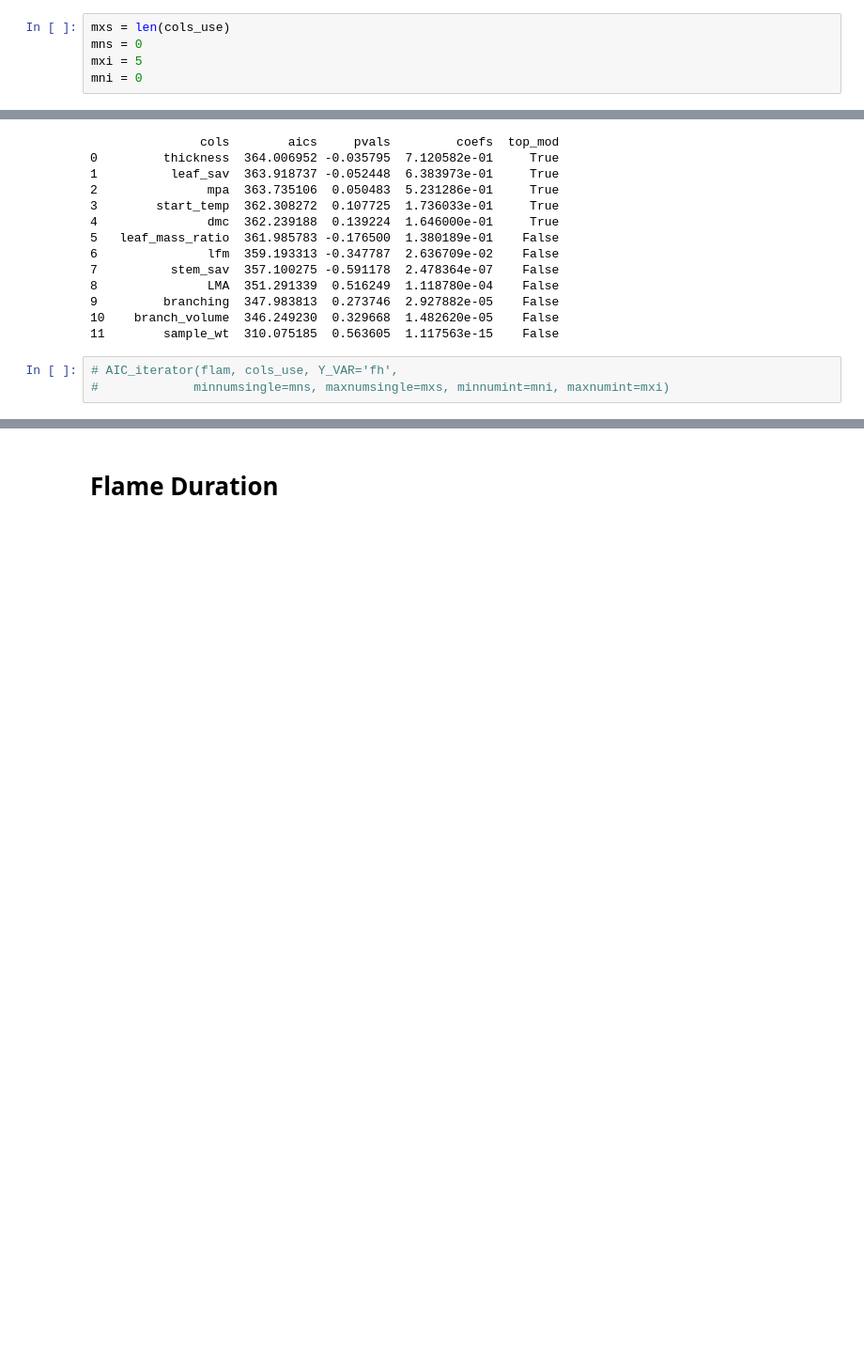
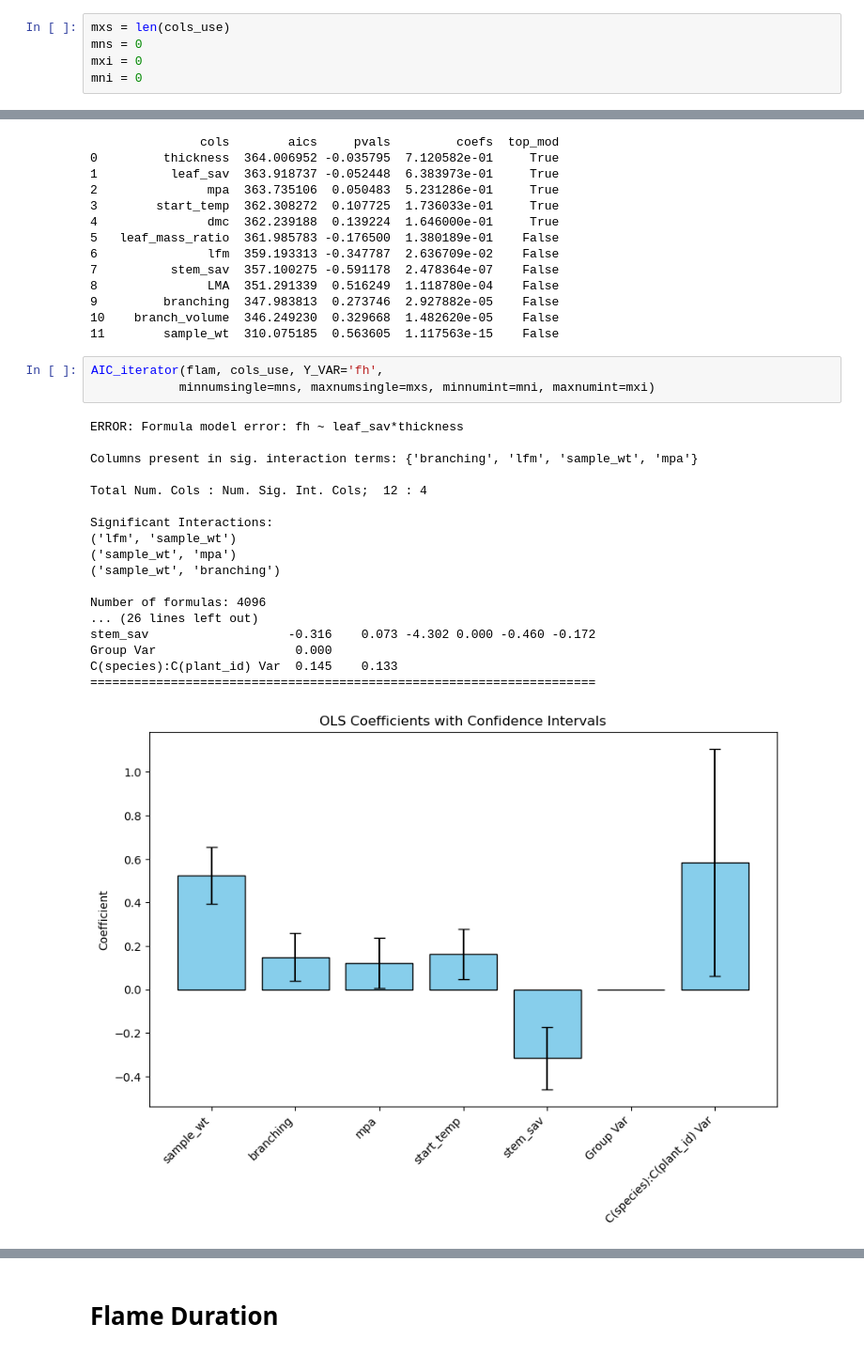
Before and after one commit to celebrezze/lab-flammability-testing-2022, a Jupyter notebook: scripts/python_scripts/reg_AIC_multInteraction.ipynb, the cells around one changed output, grey strips where cells are left out. Shown at 94% size. Cells and saved outputs as stored; diff of their text form; blank space fills up the shorter version.

Commit message:
modeling updates - changed model selection + comments

```diff
--- a/scripts/python_scripts/reg_AIC_multInteraction.ipynb
+++ b/scripts/python_scripts/reg_AIC_multInteraction.ipynb
@@ -114,7 +119,7 @@ print(cols_use)
 # %%
 mxs = len(cols_use)
 mns = 0
-mxi = 5
+mxi = 0
 mni = 0
 # %% [markdown]
 # Flame Height
@@ -139,5 +144,24 @@ compare_predictors_mixedeff(df, cols, yvar)
 10    branch_volume  346.249230  0.329668  1.482620e-05    False
 11        sample_wt  310.075185  0.563605  1.117563e-15    False
 # %%
-# AIC_iterator(flam, cols_use, Y_VAR='fh',
-#             minnumsingle=mns, maxnumsingle=mxs, minnumint=mni, maxnumint=mxi)
+AIC_iterator(flam, cols_use, Y_VAR='fh',
+            minnumsingle=mns, maxnumsingle=mxs, minnumint=mni, maxnumint=mxi)
+# %% [output]
+ERROR: Formula model error: fh ~ leaf_sav*thickness
+
+Columns present in sig. interaction terms: {'branching', 'lfm', 'sample_wt', 'mpa'}
+
+Total Num. Cols : Num. Sig. Int. Cols;  12 : 4
+
+Significant Interactions:
+('lfm', 'sample_wt')
+('sample_wt', 'mpa')
+('sample_wt', 'branching')
+
+Number of formulas: 4096
+... (26 lines left out)
+stem_sav                   -0.316    0.073 -4.302 0.000 -0.460 -0.172
+Group Var                   0.000
+C(species):C(plant_id) Var  0.145    0.133
+=====================================================================
+[figure, added]
```
Also changed, not shown: parts of 7 cells of this notebook, 7 other files.
